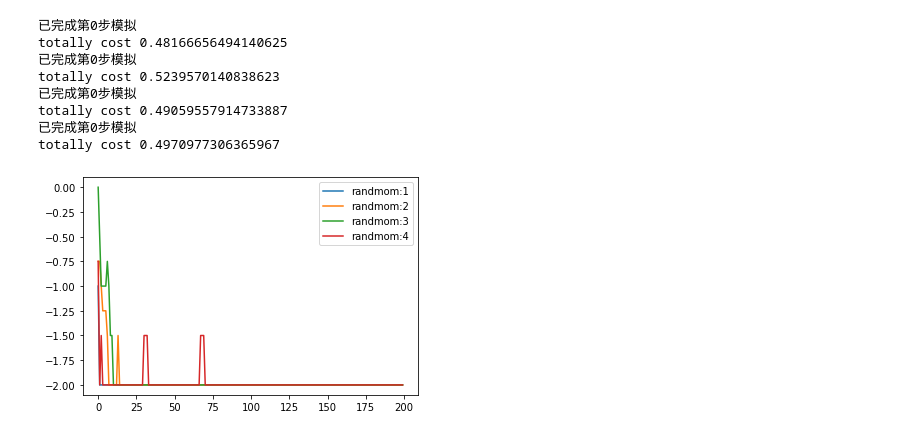
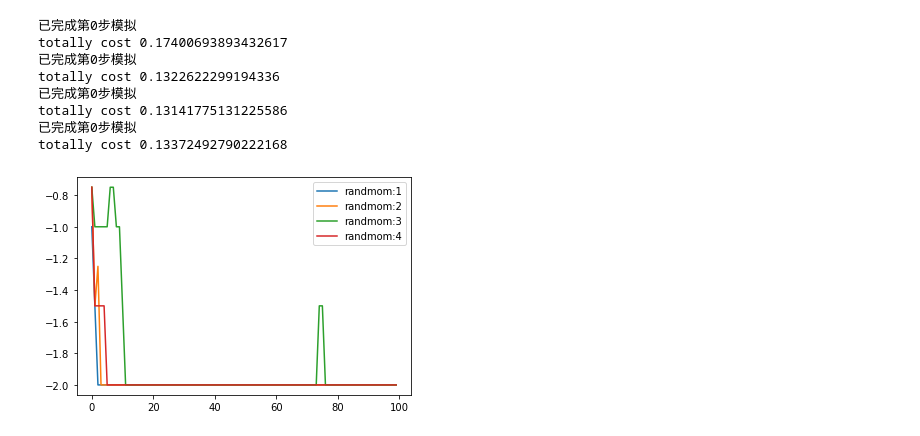
Before and after one commit to Yibo-Zhang/ising_model, a Jupyter notebook: python/heisenberg/Untitled.ipynb, the cells around one changed output. Cells and saved outputs as stored; diff of their text form; code cells hidden in the pictures.

```diff
--- a/python/heisenberg/Untitled.ipynb
+++ b/python/heisenberg/Untitled.ipynb
@@ -42,19 +104,19 @@ print(np.min(simple_flip_model_1.energy))
 # %%
-simple_flip_model_1 = Up_down_flip_model_with_one_alpha(N=4,step=200,label='randmom:1')
+simple_flip_model_1 = Up_down_flip_model_with_one_alpha(N=4,step=100,label='randmom:1')
 simple_flip_model_1.simulation(temperature=1)
-simple_flip_model_2 = Up_down_flip_model_with_one_alpha(N=4,step=200,label='randmom:2')
+simple_flip_model_2 = Up_down_flip_model_with_one_alpha(N=4,step=100,label='randmom:2')
 simple_flip_model_2.simulation()
-simple_flip_model_3 = Up_down_flip_model_with_one_alpha(N= 4,step=200,label='randmom:3')
+simple_flip_model_3 = Up_down_flip_model_with_one_alpha(N= 4,step=100,label='randmom:3')
 simple_flip_model_3.simulation()
-simple_flip_model_4 = Up_down_flip_model_with_one_alpha(N= 4,step=200,label='randmom:4')
+simple_flip_model_4 = Up_down_flip_model_with_one_alpha(N= 4,step=100,label='randmom:4')
 simple_flip_model_4.simulation()
 # %% [output]
 已完成第0步模拟
-totally cost 0.48166656494140625
+totally cost 0.17400693893432617
 已完成第0步模拟
-totally cost 0.5239570140838623
+totally cost 0.1322622299194336
 已完成第0步模拟
-totally cost 0.49059557914733887
+totally cost 0.13141775131225586
 已完成第0步模拟
-totally cost 0.4970977306365967
+totally cost 0.13372492790222168
-[figure, old version]
+[figure, new version]
```
Also changed, not shown: parts of 14 cells of this notebook, 1 other file.
